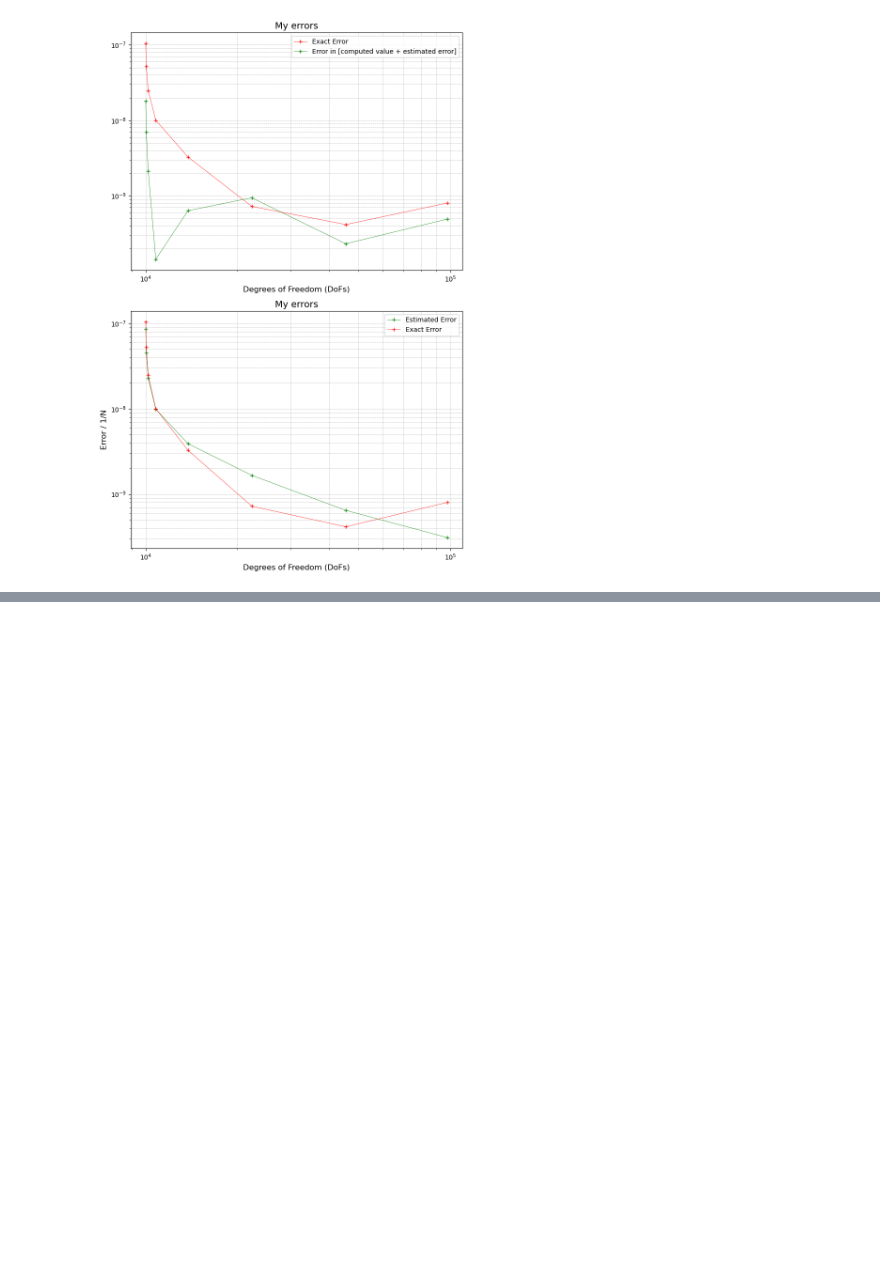
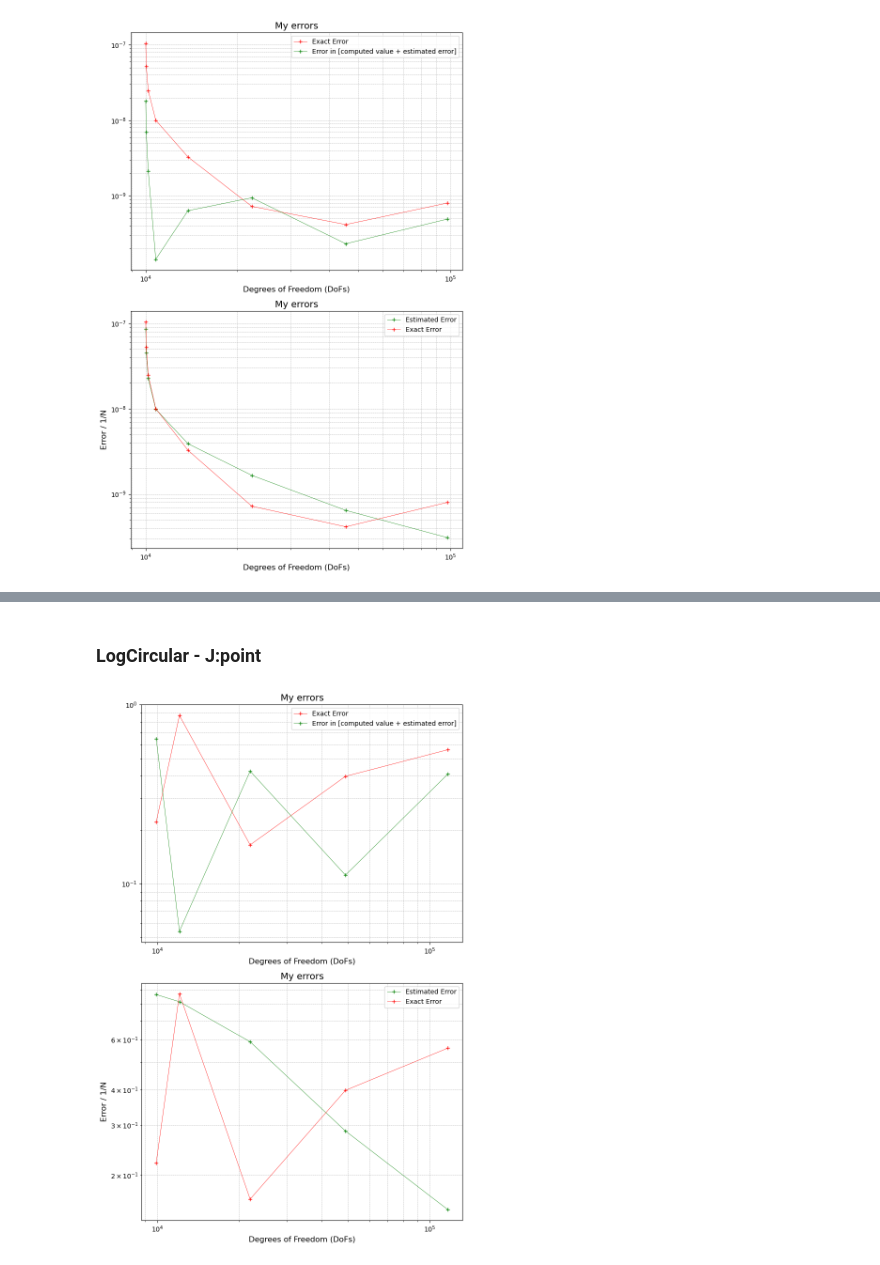
Before and after one commit to Matteo-Malve/ion_propulsion, a Jupyter notebook: postprocessing/error_convergence_plots.ipynb, the cells around one changed output, grey strips where cells are left out. Cells and saved outputs as stored; diff of their text form; code cells hidden in the pictures; blank space fills up the shorter version.

```diff
--- a/postprocessing/error_convergence_plots.ipynb
+++ b/postprocessing/error_convergence_plots.ipynb
@@ -192,0 +310,44 @@ plt.show()
+# %% [markdown]
+### LogCircular - J:point
+# %%
+import pandas as pd
+import matplotlib.pyplot as plt
+import numpy as np
+
+dofs = [9900, 12048, 21898, 49035, 116461]
+exact_err = [0.221234, 0.870945, 0.164709, 0.398064, 0.560577]
+est_err = [0.865727, 0.816694, 0.590283, 0.286323, 0.151351 ]
+
+data = pd.DataFrame({
+    "DoFs": dofs,
+    "ex POINT err": exact_err,
+    "est err": est_err
+})
+
+# Create the figure
+plt.figure(figsize=(8, 12))  # Adjust the figure size for two plots
+
+# Plot 1: Original log-log plot
+plt.subplot(2, 1, 1)  # First subplot (top)
+plt.loglog(data['DoFs'], data['ex POINT err'], "r-+", linewidth=0.5, label='Exact Error')
+plt.loglog(data['DoFs'], abs(data['ex POINT err']-data["est err"]),"g-+", linewidth=0.5, label='Error in [computed value + estimated error]')
+plt.xlabel('Degrees of Freedom (DoFs)', fontsize=12)
+plt.title('My errors', fontsize=14)
+plt.legend()
+plt.grid(True, which="both", linestyle='--', linewidth=0.5)
+
+# Plot 2: Duplicate plot
+plt.subplot(2, 1, 2)  # Second subplot (bottom)
+plt.loglog(data['DoFs'], data['est err'],"g-+", linewidth=0.5, label='Estimated Error')
+plt.loglog(data['DoFs'], data['ex POINT err'],"r-+", linewidth=0.5, label='Exact Error')
+plt.xlabel('Degrees of Freedom (DoFs)', fontsize=12)
+plt.ylabel('Error / 1/N', fontsize=12)
+plt.title('My errors', fontsize=14)
+plt.legend()
+plt.grid(True, which="both", linestyle='--', linewidth=0.5)
+
+# Adjust layout and show the plots
+plt.tight_layout()
+plt.show()
+# %% [output]
+[figure, added]
```
Also changed, not shown: parts of 6 cells of this notebook, 4 other files.
